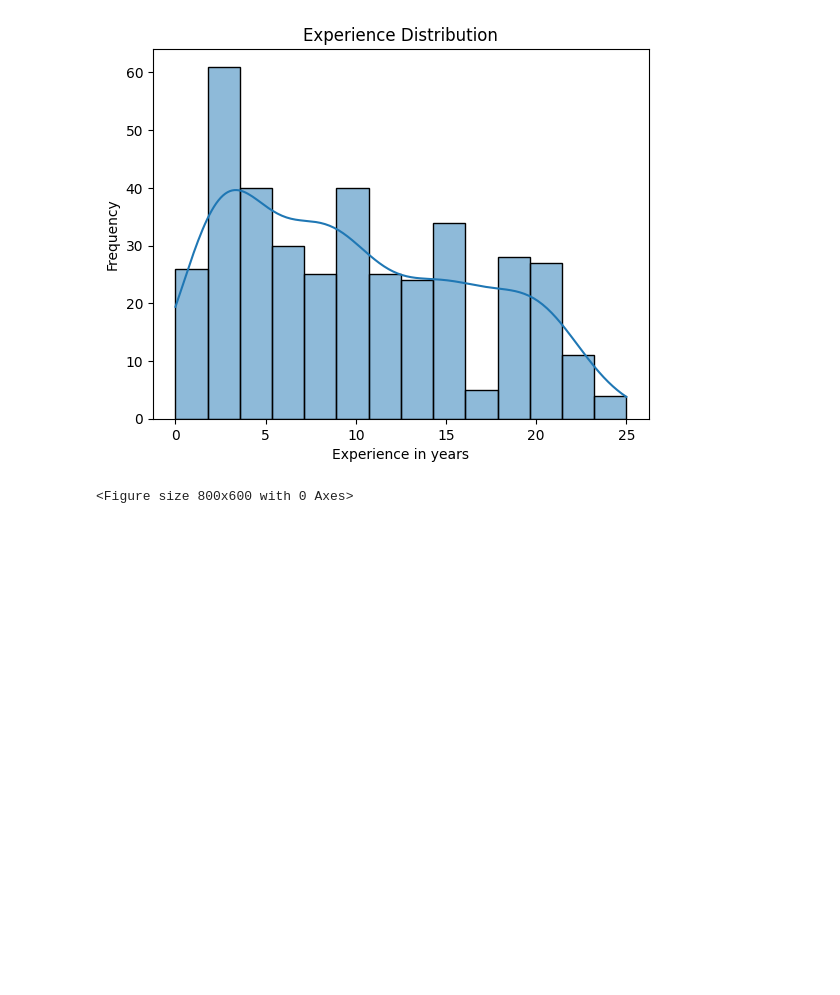
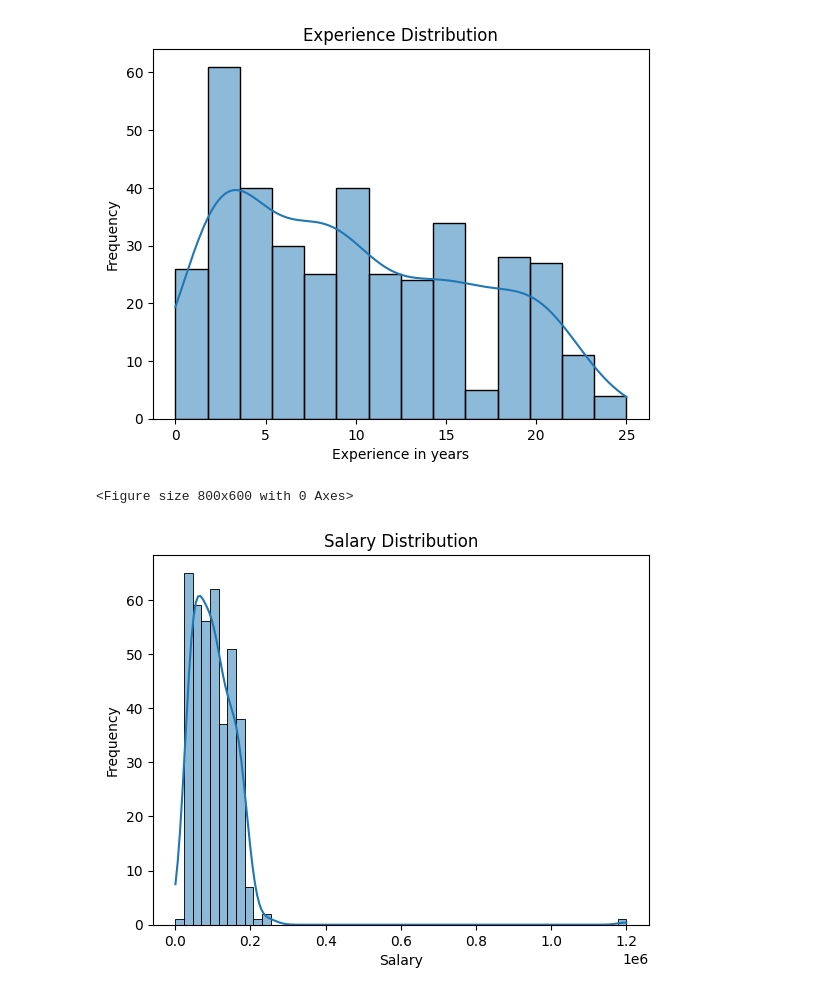
Before and after one commit to aryancodes12/Advance-Machine-Learning, a Jupyter notebook: salary_predictor.ipynb, the cells around one changed output. Saved outputs shown, nothing was run; the diff lists cells and outputs as text; code cells hidden in the pictures; blank space fills up the shorter version.

```diff
--- a/salary_predictor.ipynb
+++ b/salary_predictor.ipynb
@@ -233,3 +233,12 @@ plt.show()
 # %% [output]
 [figure]
 <Figure size 800x600 with 0 Axes>
+# %%
+#Histogram of salary
+sns.histplot(data['Salary'], kde = True)
+plt.title("Salary Distribution")
+plt.xlabel('Salary')
+plt.ylabel("Frequency")
+plt.show()
+# %% [output]
+[figure, added]
```
Also changed, not shown: parts of 8 cells of this notebook.
